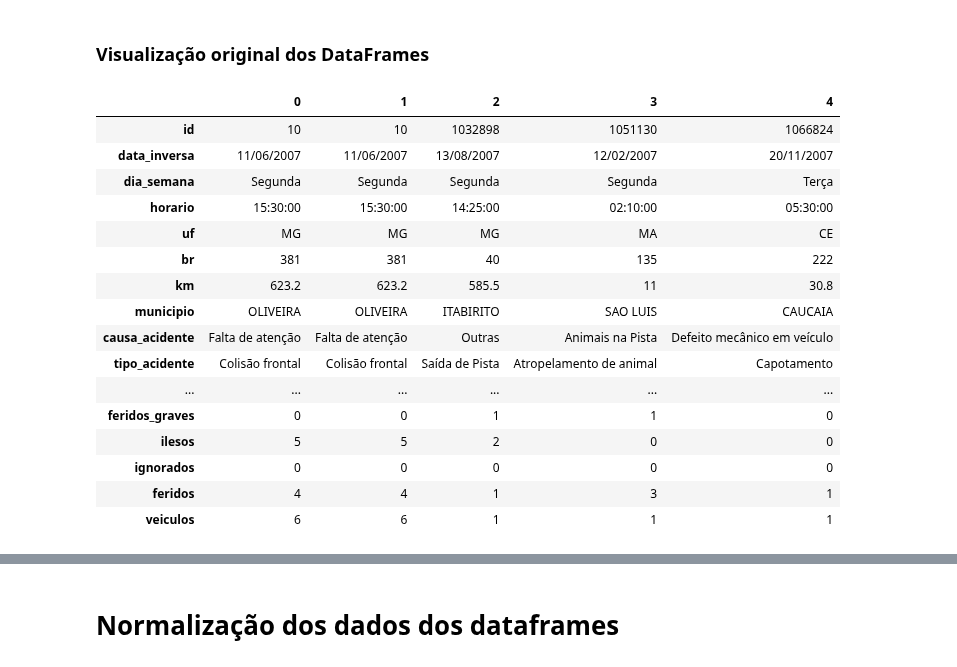
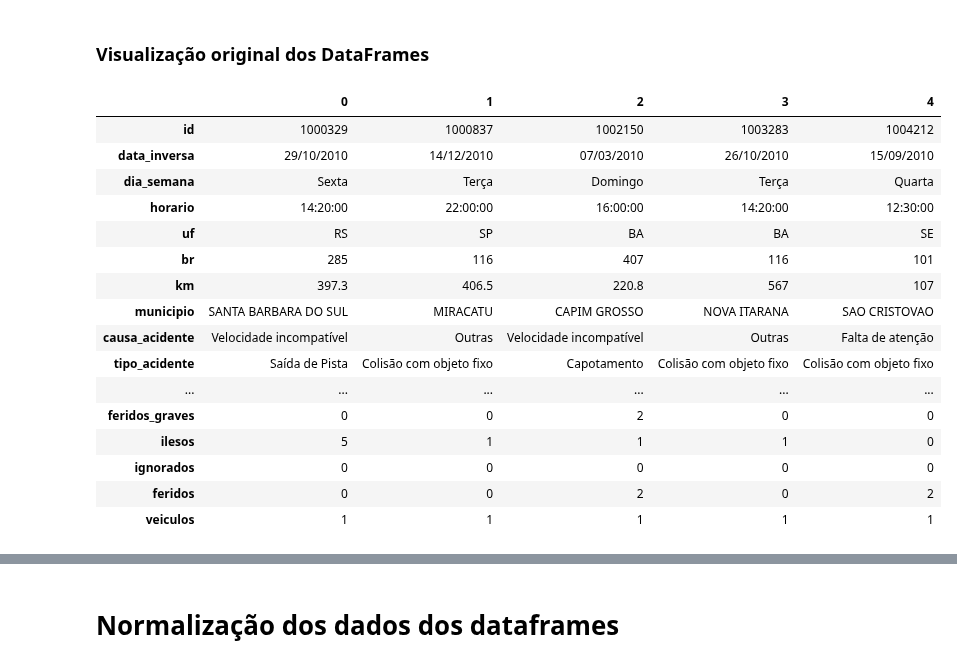
Before and after one commit to gustavocrod/Data-Science, a Jupyter notebook: Trabalho 1 - Gustavo e Igor.ipynb, the cells around one changed output, grey strips where cells are left out. Saved outputs shown, nothing was run; the diff lists cells and outputs as text; code cells hidden in the pictures.

```diff
--- a/Trabalho 1 - Gustavo e Igor.ipynb
+++ b/Trabalho 1 - Gustavo e Igor.ipynb
@@ -156,25 +60,25 @@ df_pessoa.head(15).T
 # %% [markdown]
 ### **Visualização original dos DataFrames**
 # %%
-dataframe2007.head().T
+dataframe2010.head().T
 # %% [output]
 |  | 0 | 1 | 2 | 3 | 4 |
-| id | 10 | 10 | 1032898 | 1051130 | 1066824 |
-| data_inversa | 11/06/2007 | 11/06/2007 | 13/08/2007 | 12/02/2007 | 20/11/2007 |
-| dia_semana | Segunda | Segunda | Segunda | Segunda | Terça |
-| horario | 15:30:00 | 15:30:00 | 14:25:00 | 02:10:00 | 05:30:00 |
-| uf | MG | MG | MG | MA | CE |
-| br | 381 | 381 | 40 | 135 | 222 |
-| km | 623.2 | 623.2 | 585.5 | 11 | 30.8 |
-| municipio | OLIVEIRA | OLIVEIRA | ITABIRITO | SAO LUIS | CAUCAIA |
-| causa_acidente | Falta de atenção | Falta de atenção | Outras | Animais na Pista | Defeito mecânico em veículo |
-| tipo_acidente | Colisão frontal | Colisão frontal | Saída de Pista | Atropelamento de animal | Capotamento |
+| id | 1000329 | 1000837 | 1002150 | 1003283 | 1004212 |
+| data_inversa | 29/10/2010 | 14/12/2010 | 07/03/2010 | 26/10/2010 | 15/09/2010 |
+| dia_semana | Sexta | Terça | Domingo | Terça | Quarta |
+| horario | 14:20:00 | 22:00:00 | 16:00:00 | 14:20:00 | 12:30:00 |
+| uf | RS | SP | BA | BA | SE |
+| br | 285 | 116 | 407 | 116 | 101 |
+| km | 397.3 | 406.5 | 220.8 | 567 | 107 |
+| municipio | SANTA BARBARA DO SUL | MIRACATU | CAPIM GROSSO | NOVA ITARANA | SAO CRISTOVAO |
+| causa_acidente | Velocidade incompatível | Outras | Velocidade incompatível | Outras | Falta de atenção |
+| tipo_acidente | Saída de Pista | Colisão com objeto fixo | Capotamento | Colisão com objeto fixo | Colisão com objeto fixo |
 | ... | ... | ... | ... | ... | ... |
-| feridos_graves | 0 | 0 | 1 | 1 | 0 |
-| ilesos | 5 | 5 | 2 | 0 | 0 |
+| feridos_graves | 0 | 0 | 2 | 0 | 0 |
+| ilesos | 5 | 1 | 1 | 1 | 0 |
 | ignorados | 0 | 0 | 0 | 0 | 0 |
-| feridos | 4 | 4 | 1 | 3 | 1 |
-| veiculos | 6 | 6 | 1 | 1 | 1 |
+| feridos | 0 | 0 | 2 | 0 | 2 |
+| veiculos | 1 | 1 | 1 | 1 | 1 |
 # %%
 dataframe2012.head().T
 # %% [output]
```
Also changed, not shown: parts of 5 cells of this notebook, 1 other file.
